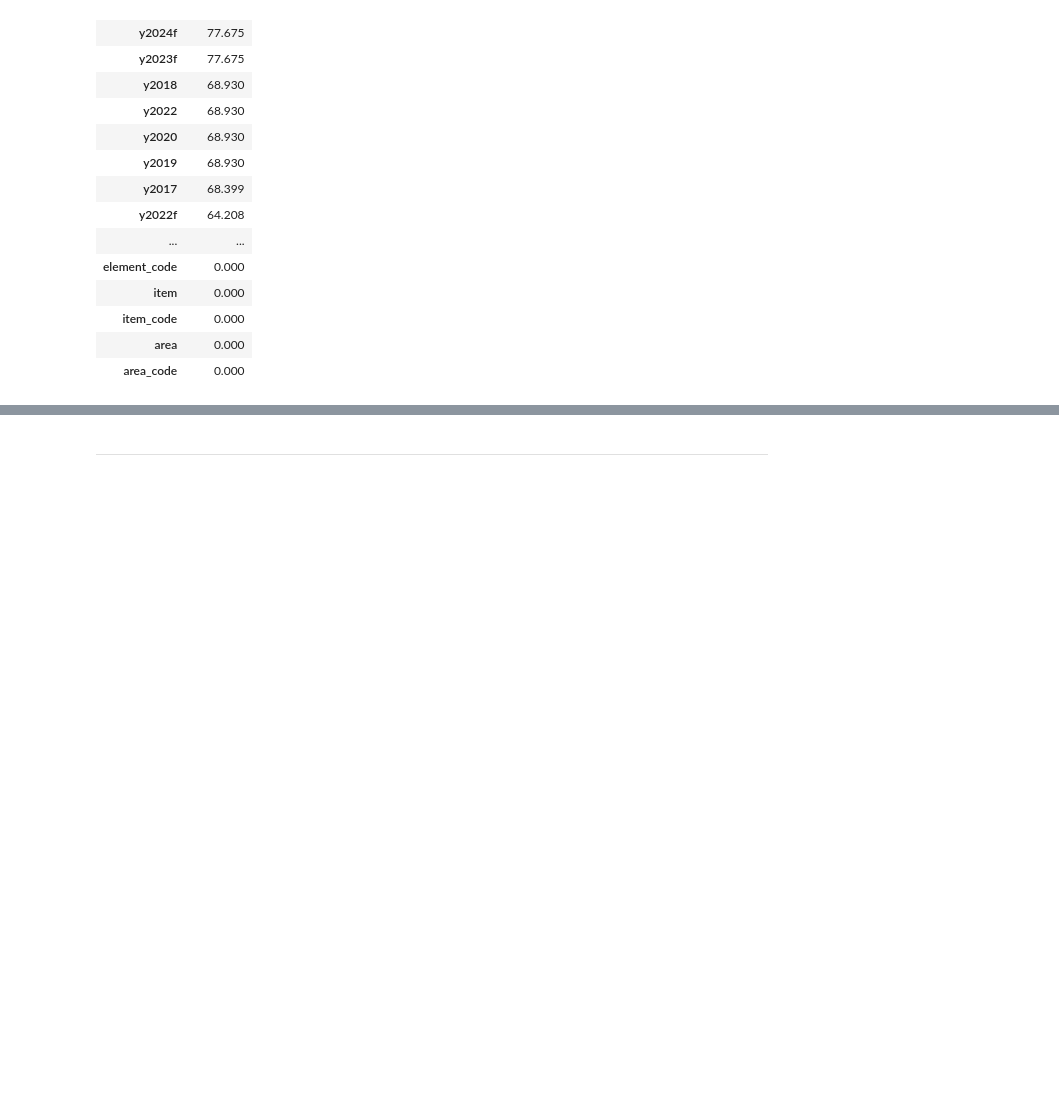
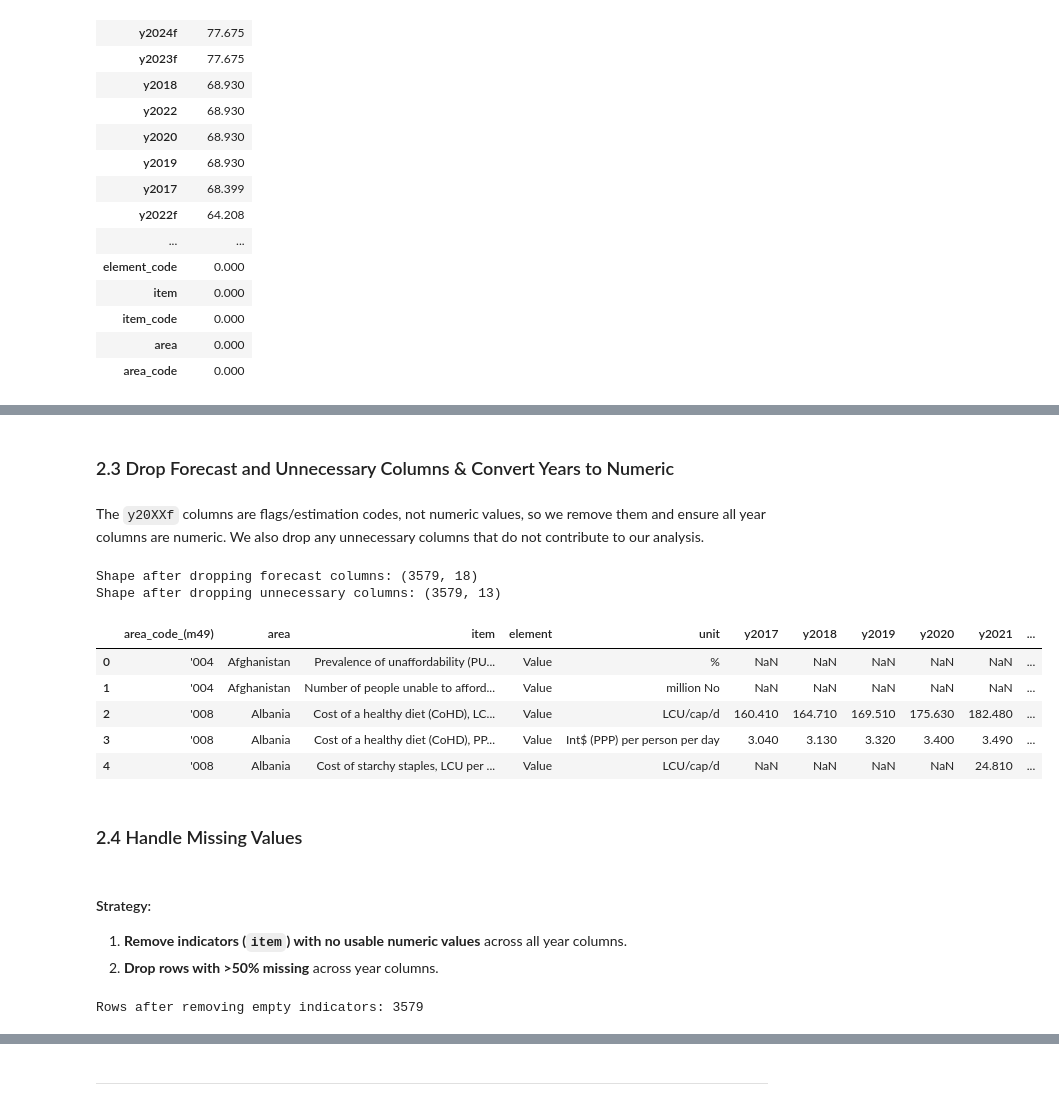
Before and after one commit to muhtar1muhtar/Cost-and-Affordability-of-a-Healthy-Diet-Analysis, a Jupyter notebook: jupyter_notebooks/DataCleaning_&_Preparation.ipynb, the cells around one changed output, grey strips where cells are left out. Saved outputs shown, nothing was run; the diff lists cells and outputs as text; code cells hidden in the pictures; blank space fills up the shorter version.

```diff
--- a/jupyter_notebooks/DataCleaning_&_Preparation.ipynb
+++ b/jupyter_notebooks/DataCleaning_&_Preparation.ipynb
@@ -253,0 +247,16 @@ df.head()
+# %%
+# Identify year columns in the dataset
+year_cols = [col for col in df.columns if col.startswith("y")]
+print(f"Year columns: {year_cols} \n")
+
+# Identify forecast year columns
+forecast_cols = [col for col in df.columns if col.endswith("f")]
+print(f"forecast_cols: {forecast_cols} \n")
+
+# Identify actual year columns (non-forecast)
+actual_year_cols = [col for col in year_cols if col not in forecast_cols]
+print(f"actual_year_cols: {actual_year_cols} \n")
+
+# Convert actual year columns to numeric, coercing errors to NaN
+df[actual_year_cols] = df[actual_year_cols].apply(pd.to_numeric, errors='coerce')
+print(df[actual_year_cols].dtypes)
@@ -253,0 +279,50 @@ df.head()
+# %% [markdown]
+### 2.3 Drop Forecast and Unnecessary Columns & Convert Years to Numeric
+# %% [markdown]
+The `y20XXf` columns are flags/estimation codes, not numeric values, so we remove them and ensure all year columns are numeric. We also drop any unnecessary columns that do not contribute to our analysis.
+# %%
+# Drop forecast columns
+df.drop(columns=forecast_cols, inplace=True)
+print(f"Shape after dropping forecast columns: {df.shape}")
+
+# Drop unnecessary columns in the dataset
+drop_cols = [
+    "area_code",
+    "item_code",
+    "element_code",
+    "release_code",
+    "release"
+]
+
+df.drop(columns=drop_cols, inplace=True)
+
+print(f"Shape after dropping unnecessary columns: {df.shape}")
+df.head()
+# %% [output]
+Shape after dropping forecast columns: (3579, 18)
+Shape after dropping unnecessary columns: (3579, 13)
+|  | area_code_(m49) | area | item | element | unit | y2017 | y2018 | y2019 | y2020 | y2021 | ... |
+| 0 | '004 | Afghanistan | Prevalence of unaffordability (PU... | Value | % | NaN | NaN | NaN | NaN | NaN | ... |
+| 1 | '004 | Afghanistan | Number of people unable to afford... | Value | million No | NaN | NaN | NaN | NaN | NaN | ... |
+| 2 | '008 | Albania | Cost of a healthy diet (CoHD), LC... | Value | LCU/cap/d | 160.410 | 164.710 | 169.510 | 175.630 | 182.480 | ... |
+| 3 | '008 | Albania | Cost of a healthy diet (CoHD), PP... | Value | Int$ (PPP) per person per day | 3.040 | 3.130 | 3.320 | 3.400 | 3.490 | ... |
+| 4 | '008 | Albania | Cost of starchy staples, LCU per ... | Value | LCU/cap/d | NaN | NaN | NaN | NaN | 24.810 | ... |
+# %% [markdown]
+### 2.4 Handle Missing Values
+# %% [markdown]
+#### Strategy:
+1. **Remove indicators (`item`) with no usable numeric values** across all year columns.
+2. **Drop rows with >50% missing** across year columns.
+# %%
+#2.4.1 Find and remove indicators that have at least one non-null numeric value across all years
+indicator_has_data = (
+    df.groupby("item")[actual_year_cols]
+      .apply(lambda x: x.notna().any().any())
+)
+
+valid_items = indicator_has_data[indicator_has_data].index
+
+df = df[df["item"].isin(valid_items)].reset_index(drop=True)
+print("Rows after removing empty indicators:", len(df))
+# %% [output]
+Rows after removing empty indicators: 3579
```
Also changed, not shown: parts of 26 cells of this notebook.
